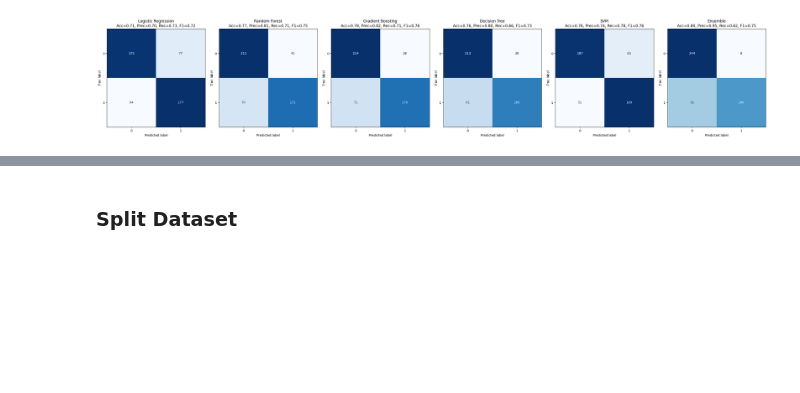
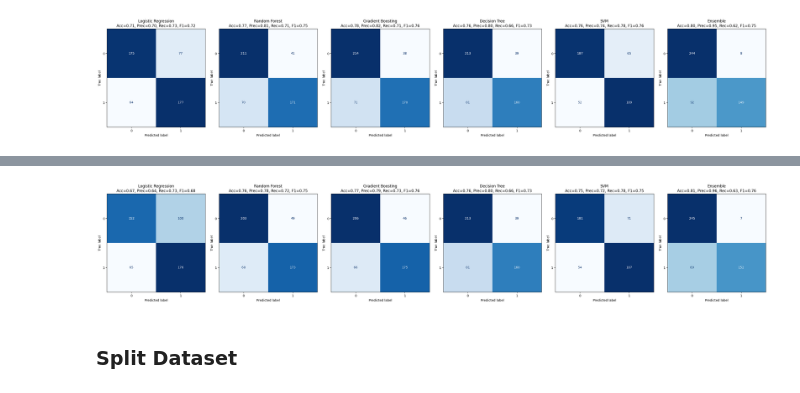
Before and after one commit to ningerdinger/Machine_Learning, a Jupyter notebook: Final_product.ipynb, the cells around one changed output, grey strips where cells are left out. Drawn from its saved outputs; the diff is of its cells as text; code cells hidden in the pictures; blank space fills up the shorter version.

```diff
--- a/Final_product.ipynb
+++ b/Final_product.ipynb
@@ -594,3 +632,9 @@ Ensemble             0.748744
+# %%
+
+# Show confusion matrices (all in one window)
+show_confusion_matrices(confusion_mats_reduced, summary_df_reduced, threshold=0.5)
+# %% [output]
+[figure, added]
 # %% [markdown]
 ### Split Dataset
 # %%
```
Also changed, not shown: parts of 8 cells of this notebook.
